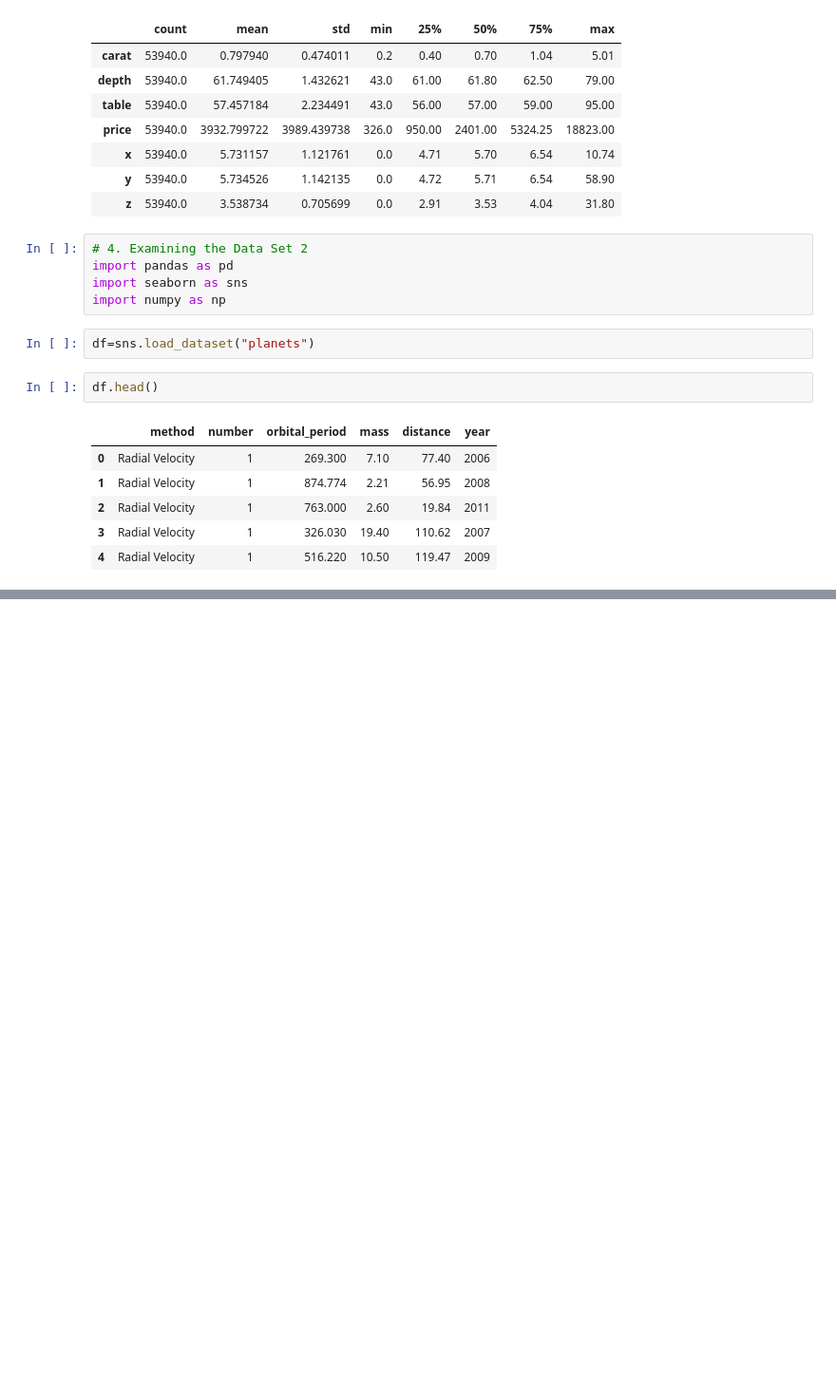
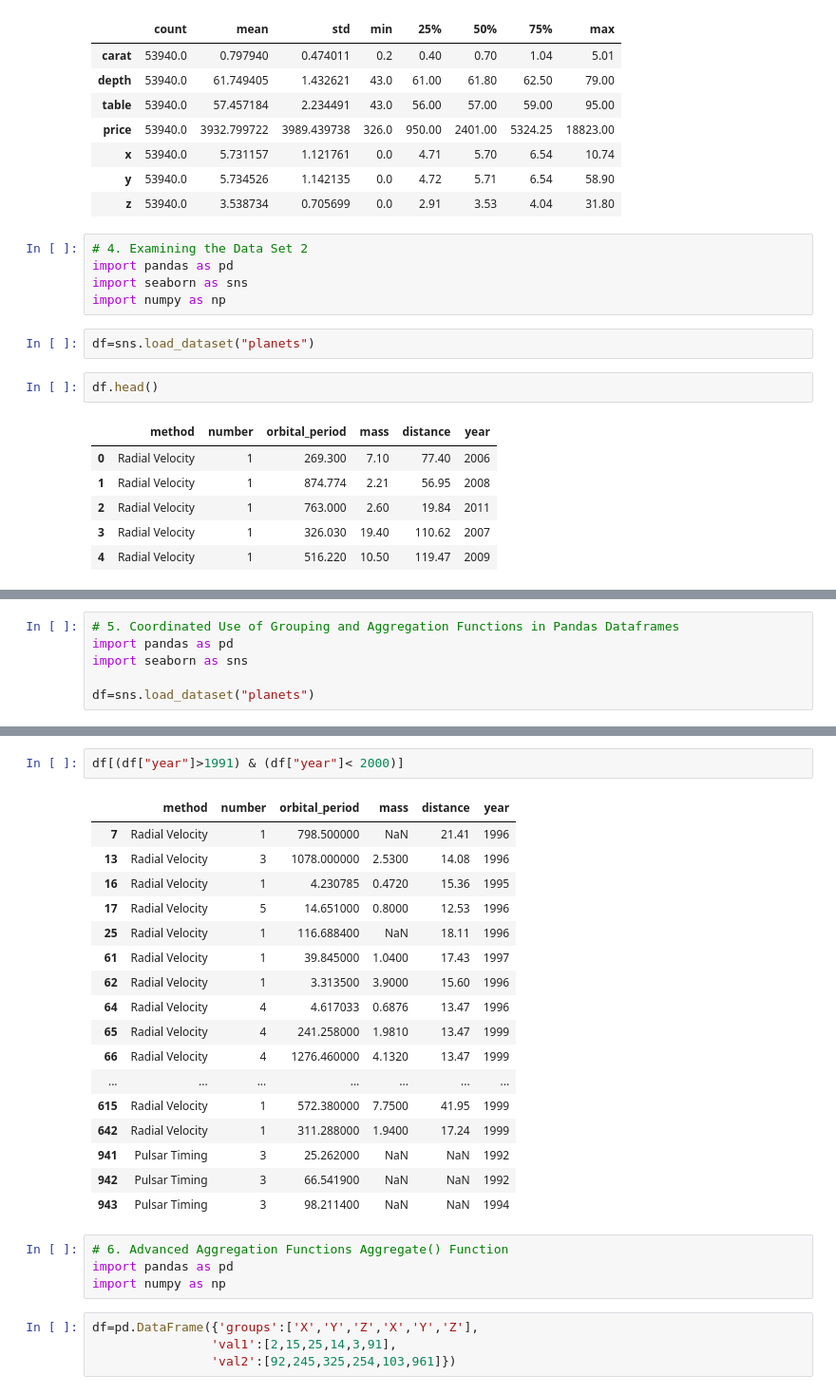
Before and after one commit to chshahid119/data-science-notes, a Jupyter notebook: Complete data science OakAcademy/Shahid Notes/pandas notebook/pandas01.ipynb, the cells around one changed output, grey strips where cells are left out. Shown at 95% size. Drawn from its saved outputs; the diff is of its cells as text; blank space fills up the shorter version.

Commit message:
aggregate and groupby functions is added

```diff
--- a/Complete data science OakAcademy/Shahid Notes/pandas notebook/pandas01.ipynb
+++ b/Complete data science OakAcademy/Shahid Notes/pandas notebook/pandas01.ipynb
@@ -2755,0 +2830,6 @@ df.head()
+# %%
+# 5. Coordinated Use of Grouping and Aggregation Functions in Pandas Dataframes
+import pandas as pd
+import seaborn as sns
+
+df=sns.load_dataset("planets")
@@ -2755,0 +3096,28 @@ df.head()
+# %%
+df[(df["year"]>1991) & (df["year"]< 2000)]
+# %% [output]
+|  | method | number | orbital_period | mass | distance | year |
+| 7 | Radial Velocity | 1 | 798.500000 | NaN | 21.41 | 1996 |
+| 13 | Radial Velocity | 3 | 1078.000000 | 2.5300 | 14.08 | 1996 |
+| 16 | Radial Velocity | 1 | 4.230785 | 0.4720 | 15.36 | 1995 |
+| 17 | Radial Velocity | 5 | 14.651000 | 0.8000 | 12.53 | 1996 |
+| 25 | Radial Velocity | 1 | 116.688400 | NaN | 18.11 | 1996 |
+| 61 | Radial Velocity | 1 | 39.845000 | 1.0400 | 17.43 | 1997 |
+| 62 | Radial Velocity | 1 | 3.313500 | 3.9000 | 15.60 | 1996 |
+| 64 | Radial Velocity | 4 | 4.617033 | 0.6876 | 13.47 | 1996 |
+| 65 | Radial Velocity | 4 | 241.258000 | 1.9810 | 13.47 | 1999 |
+| 66 | Radial Velocity | 4 | 1276.460000 | 4.1320 | 13.47 | 1999 |
+| ... | ... | ... | ... | ... | ... | ... |
+| 615 | Radial Velocity | 1 | 572.380000 | 7.7500 | 41.95 | 1999 |
+| 642 | Radial Velocity | 1 | 311.288000 | 1.9400 | 17.24 | 1999 |
+| 941 | Pulsar Timing | 3 | 25.262000 | NaN | NaN | 1992 |
+| 942 | Pulsar Timing | 3 | 66.541900 | NaN | NaN | 1992 |
+| 943 | Pulsar Timing | 3 | 98.211400 | NaN | NaN | 1994 |
+# %%
+# 6. Advanced Aggregation Functions Aggregate() Function
+import pandas as pd
+import numpy as np
+# %%
+df=pd.DataFrame({'groups':['X','Y','Z','X','Y','Z'],
+                'val1':[2,15,25,14,3,91],
+                'val2':[92,245,325,254,103,961]})
```
Also changed, not shown: parts of 33 cells of this notebook.
